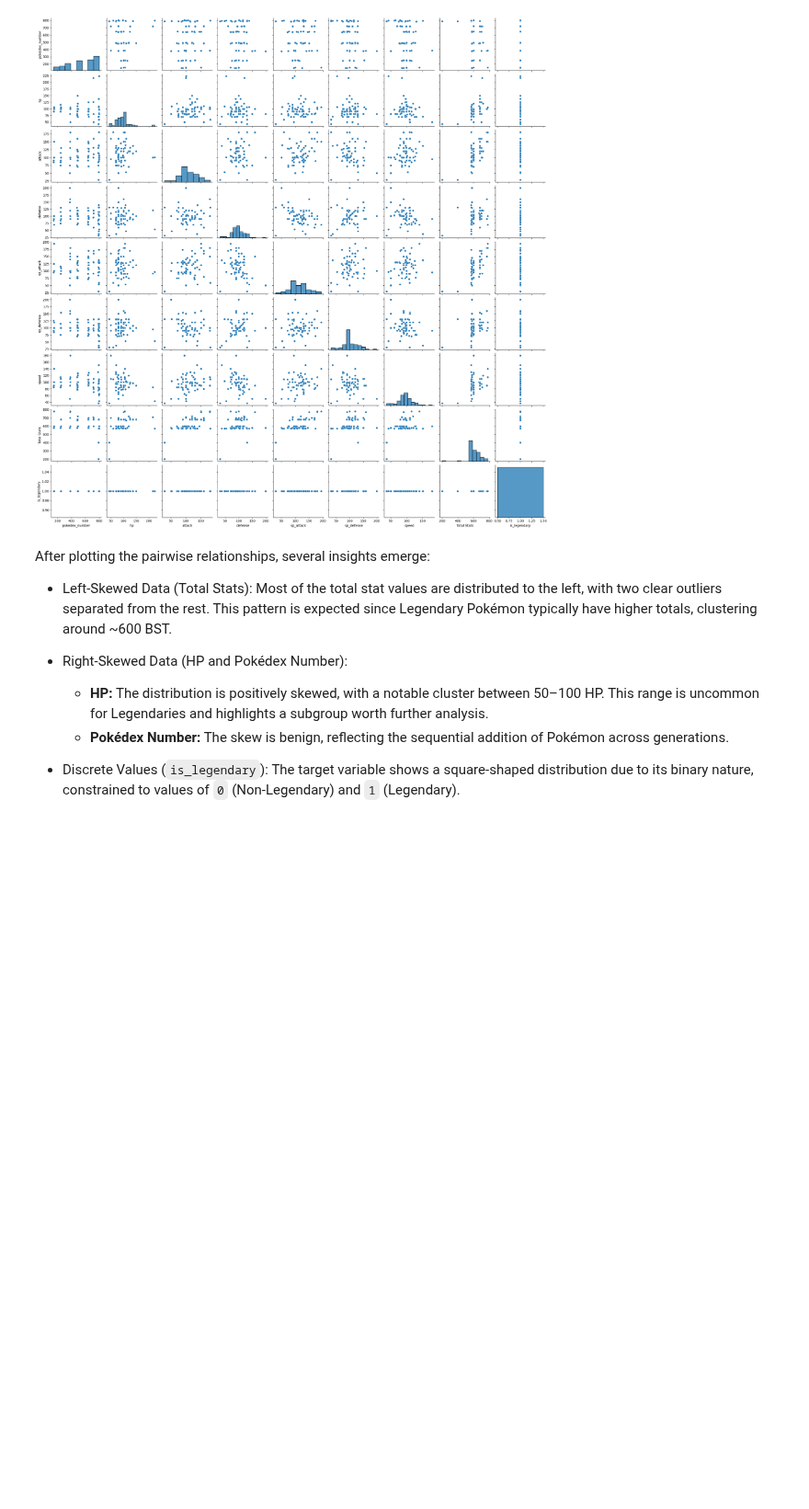
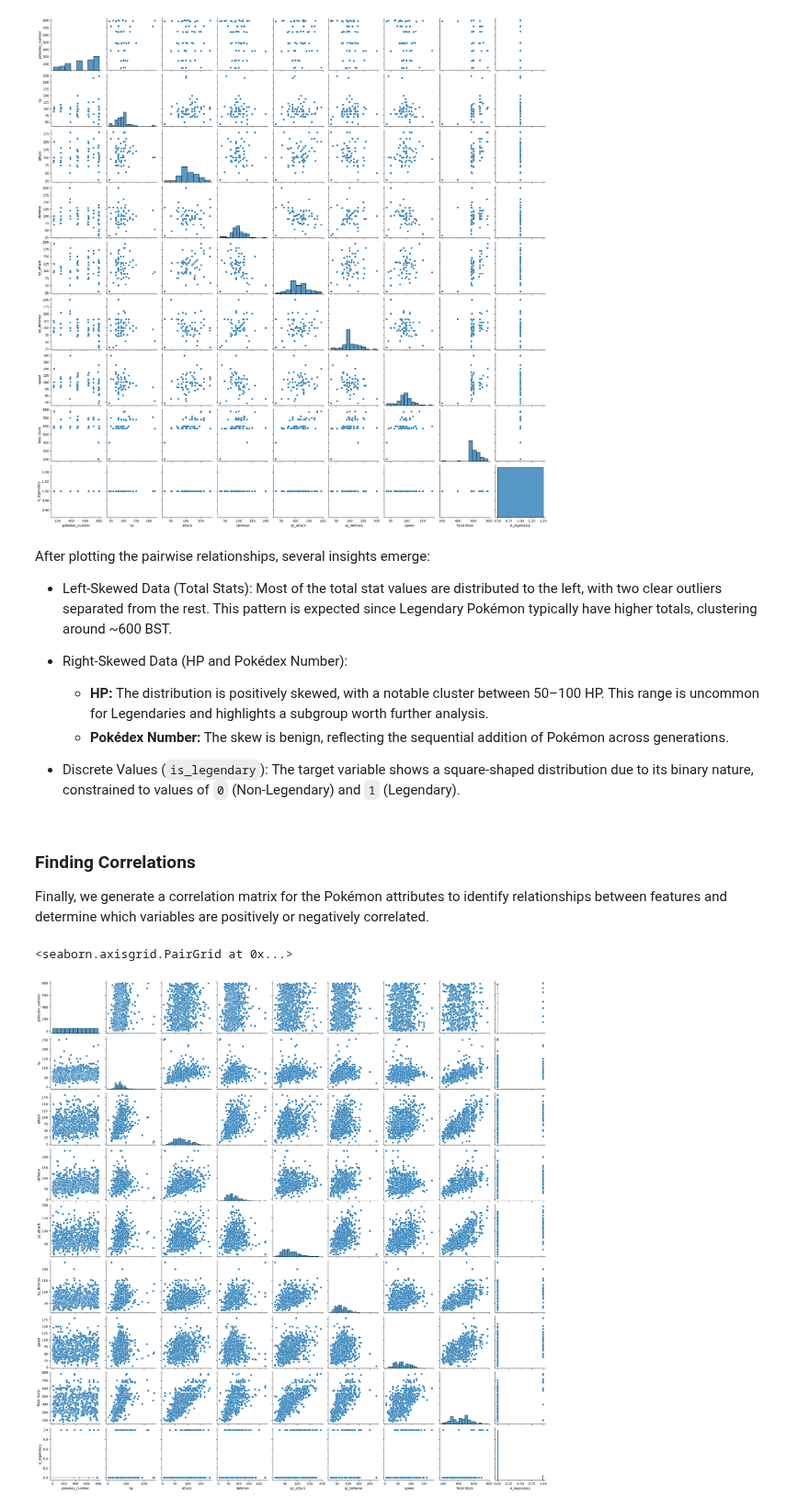
Before and after one commit to Alaninja1209/Pokemon-Legendary-Classifier, a Jupyter notebook: Pokemon_EDA_Stage.ipynb, the cells around one changed output. Shown at 92% size. Saved outputs shown, nothing was run; the diff lists cells and outputs as text; code cells hidden in the pictures; blank space fills up the shorter version.

Commit message:
Finding Correlations

```diff
--- a/Pokemon_EDA_Stage.ipynb
+++ b/Pokemon_EDA_Stage.ipynb
@@ -373,3 +373,13 @@ After plotting the pairwise relationships, several insights emerge:
   - **Pokédex Number:** The skew is benign, reflecting the sequential addition of Pokémon across generations.
 
 - Discrete Values (`is_legendary`): The target variable shows a square-shaped distribution due to its binary nature, constrained to values of `0` (Non-Legendary) and `1` (Legendary).
+# %% [markdown]
+### Finding Correlations
+
+Finally, we generate a correlation matrix for the Pokémon attributes to identify relationships between features and determine which variables are positively or negatively correlated.
+# %%
+# Plotting pokemon full dataset pairplot
+sns.pairplot(df_pokemon)
+# %% [output]
+<seaborn.axisgrid.PairGrid at 0x...>
+[figure, added]
```
Also changed, not shown: parts of 2 cells of this notebook.
